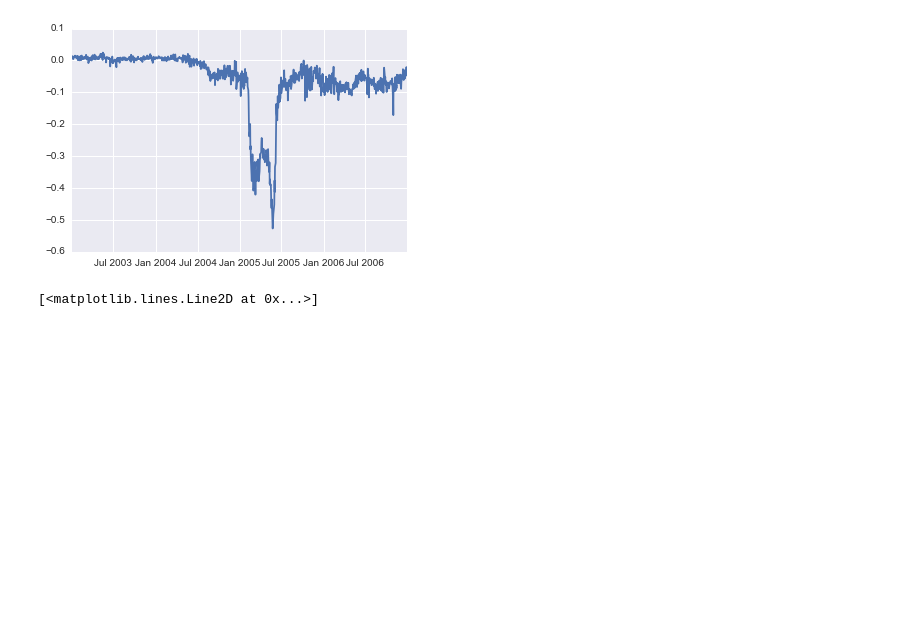
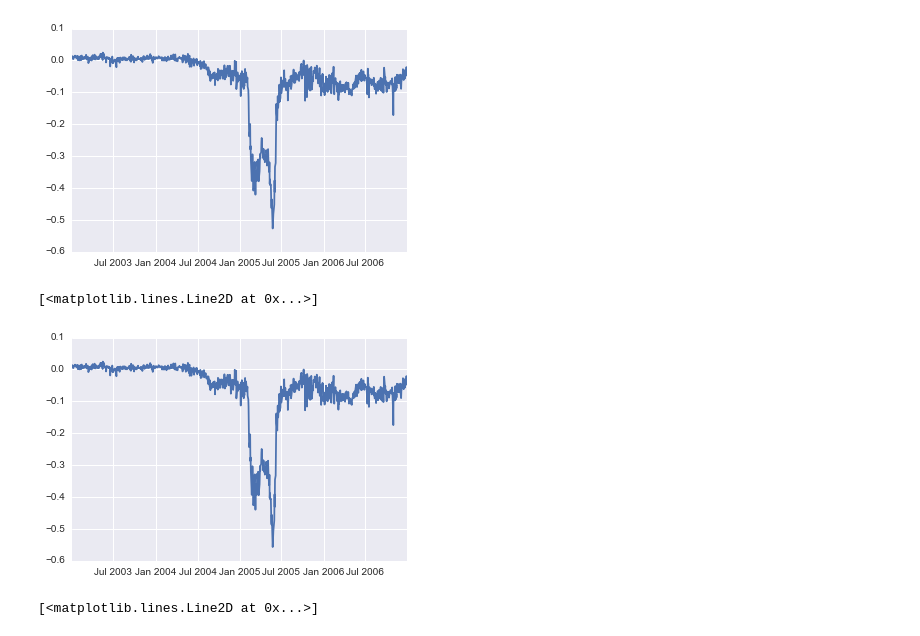
Before and after one commit to bspeice/experimental-finance, a Jupyter notebook: problem_set_6/Project6.ipynb, the cells around one changed output. Drawn from its saved outputs; the diff is of its cells as text; code cells hidden in the pictures; blank space fills up the shorter version.

```diff
--- a/problem_set_6/Project6.ipynb
+++ b/problem_set_6/Project6.ipynb
@@ -256,6 +261,15 @@ plt.plot(result.Date, result.Rate)
 # %% [output]
 [<matplotlib.lines.Line2D at 0x...>]
 [figure]
+# %%
+result = call.merge(put.loc[:,['Date','OptionPrice','IV']], on='Date', suffixes=['_C', '_P']
+                   ).loc[:,['Date','StockPrice','Strike','ZeroRate','OptionPrice_C','OptionPrice_P','IV_C','IV_P']]
+result['Rate'] = (result.OptionPrice_C  - result.OptionPrice_P) / (result.Strike * 75.0 / 360.0)
+
+plt.plot(result.Date, result.Rate)
+# %% [output]
+[<matplotlib.lines.Line2D at 0x...>]
+[figure, added]
 # %%
 result2 = call.merge(put.loc[:,['Date','OptionPrice','IV']], on='Date', suffixes=['_C', '_P'])
 
```
Also changed, not shown: parts of 4 cells of this notebook.
